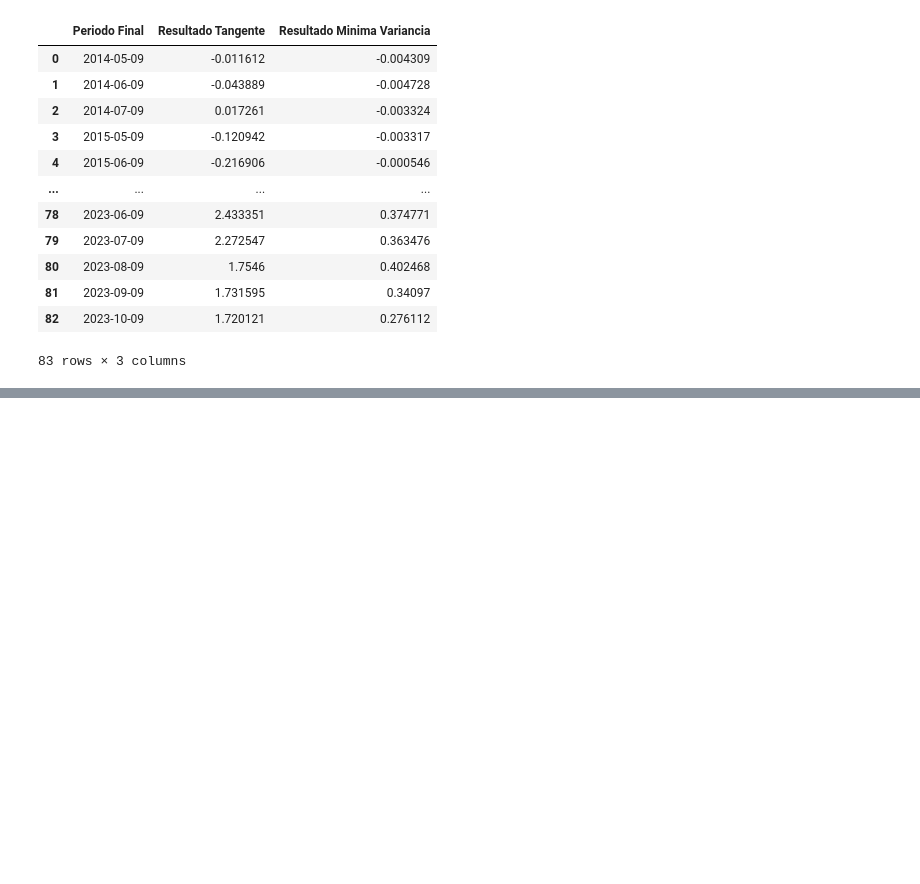
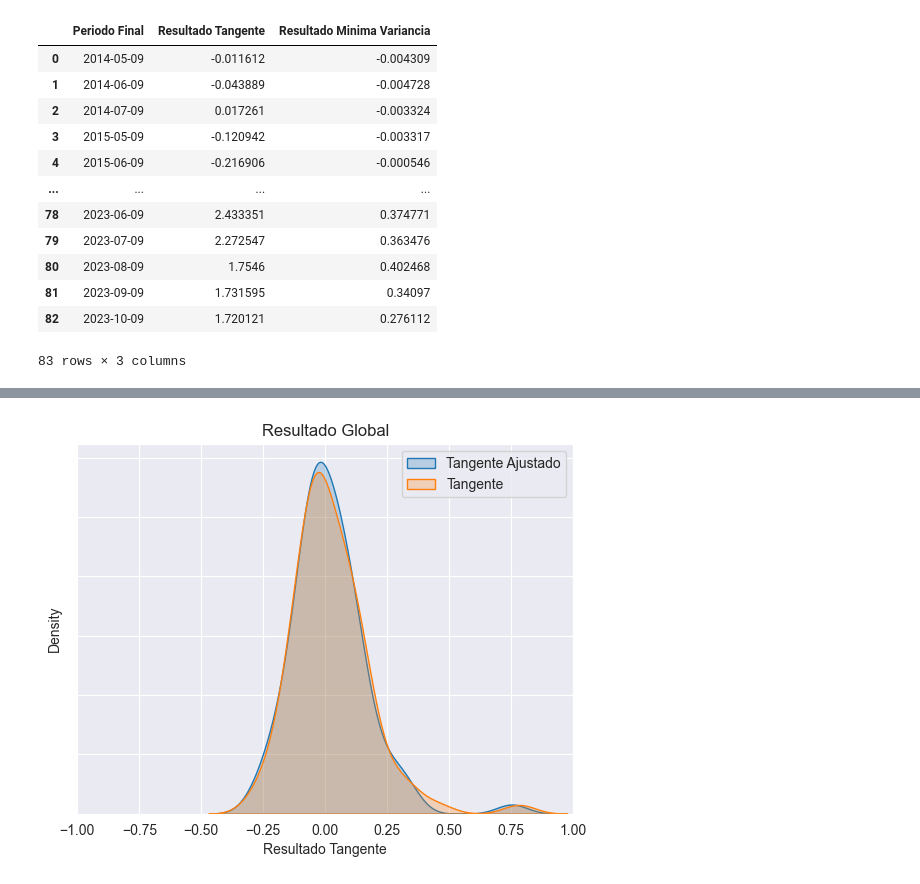
Before and after one commit to hutnerdiogo/Desafio-Itau-Quant, a Jupyter notebook: oficial.ipynb, the cells around one changed output, grey strips where cells are left out. Saved outputs shown, nothing was run; the diff lists cells and outputs as text; code cells hidden in the pictures; blank space fills up the shorter version.

```diff
--- a/oficial.ipynb
+++ b/oficial.ipynb
@@ -791,0 +841,11 @@ acumulado_ajus
+# %%
+plt.show()
+sns.kdeplot(retornos_ajus_df['Resultado Tangente'], fill=True, label='Tangente Ajustado')
+sns.kdeplot(retornos_df['Resultado Tangente'], fill=True, label='Tangente')
+plt.title('Resultado Global')
+plt.gca().set_yticklabels([])
+plt.legend()
+plt.xlim(-1,1)
+plt.show()
+# %% [output]
+[figure, added]
```
Also changed, not shown: parts of 14 cells of this notebook.
